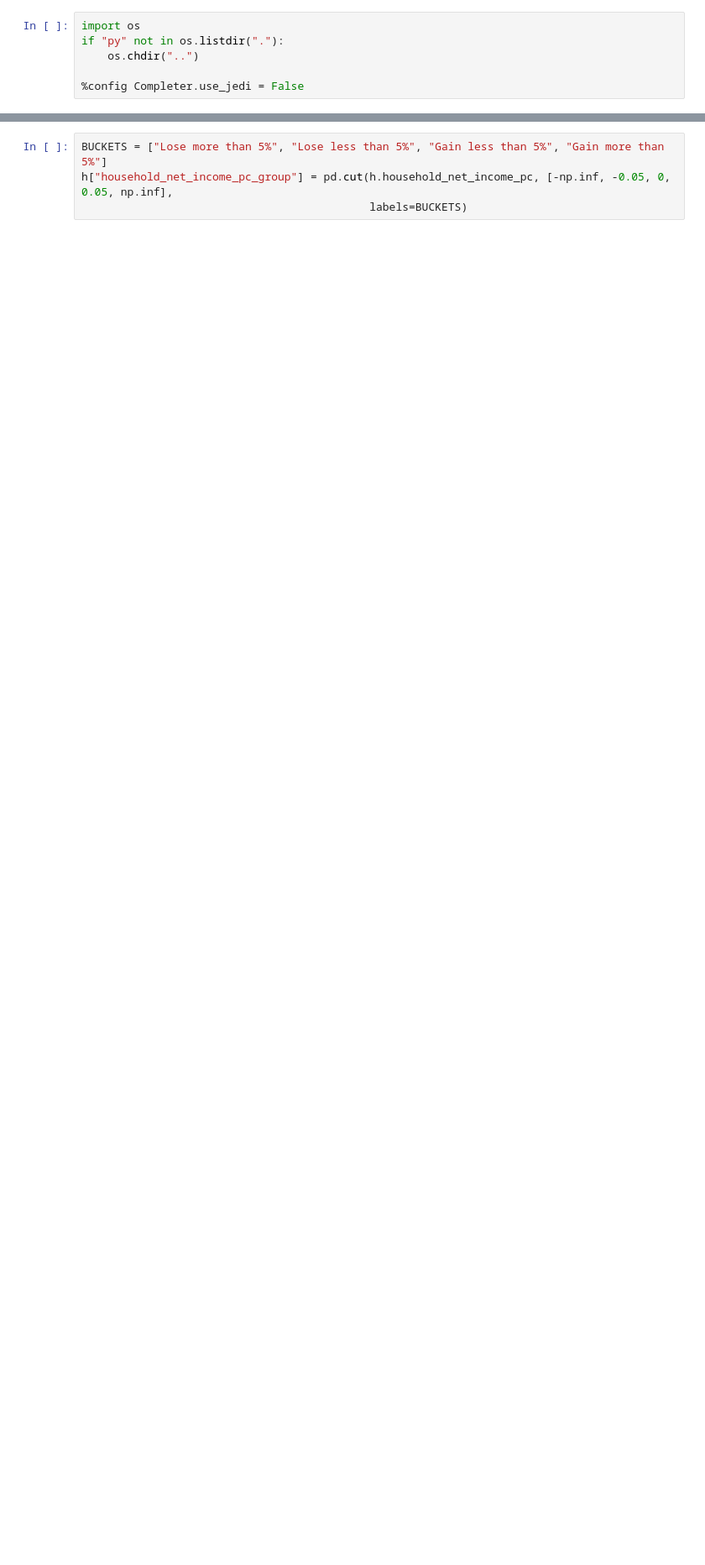
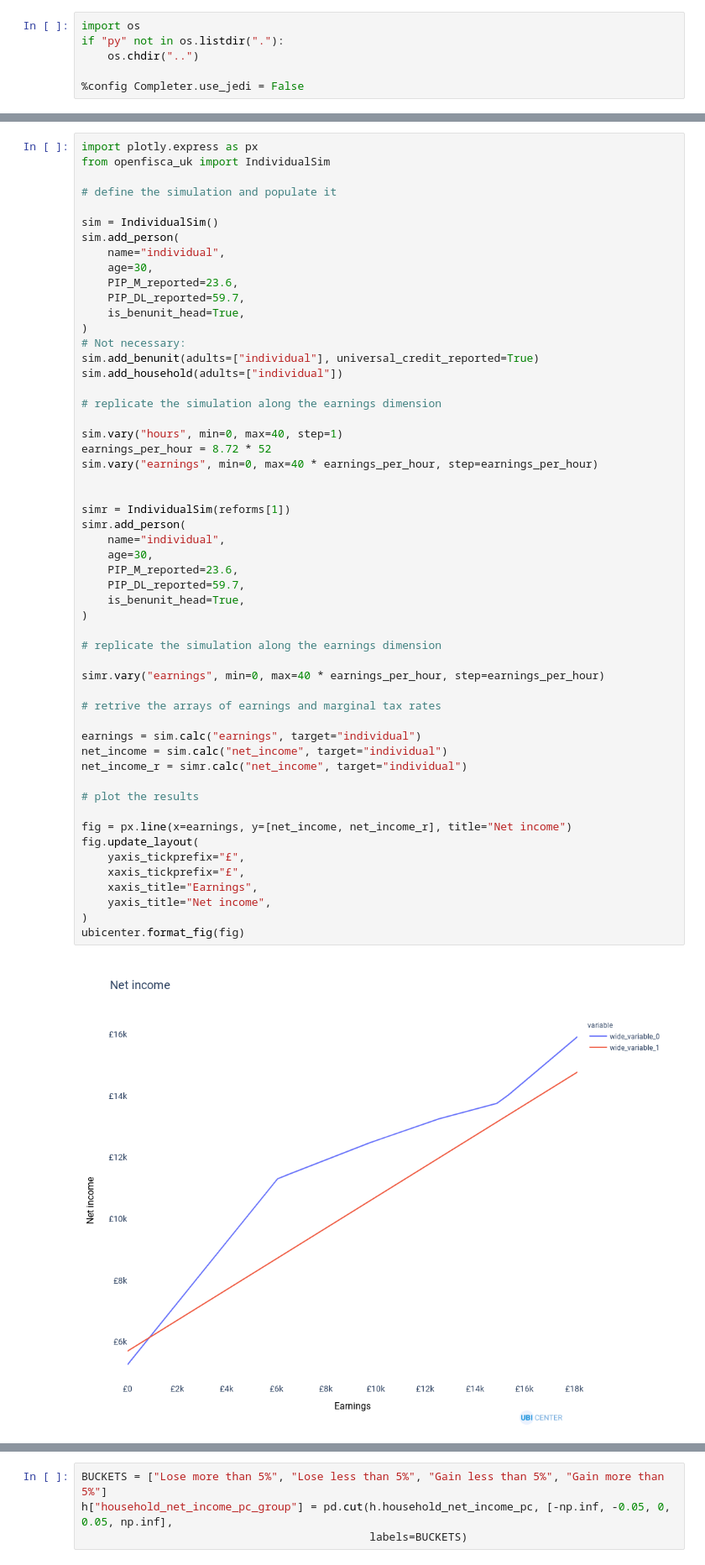
Before and after one commit to UBICenter/uk, a Jupyter notebook: jb/scratch.ipynb, the cells around one changed output, grey strips where cells are left out. Shown at 84% size. Cells and saved outputs as stored; diff of their text form; blank space fills up the shorter version.

```diff
--- a/jb/scratch.ipynb
+++ b/jb/scratch.ipynb
@@ -261,0 +383,56 @@ decile["pc"] = decile.chg / decile.household_net_income_base
+# %%
+import plotly.express as px
+from openfisca_uk import IndividualSim
+
+# define the simulation and populate it
+
+sim = IndividualSim()
+sim.add_person(
+    name="individual",
+    age=30,
+    PIP_M_reported=23.6,
+    PIP_DL_reported=59.7,
+    is_benunit_head=True,
+)
+# Not necessary:
+sim.add_benunit(adults=["individual"], universal_credit_reported=True)
+sim.add_household(adults=["individual"])
+
+# replicate the simulation along the earnings dimension
+
+sim.vary("hours", min=0, max=40, step=1)
+earnings_per_hour = 8.72 * 52
+sim.vary("earnings", min=0, max=40 * earnings_per_hour, step=earnings_per_hour)
+
+
+simr = IndividualSim(reforms[1])
+simr.add_person(
+    name="individual",
+    age=30,
+    PIP_M_reported=23.6,
+    PIP_DL_reported=59.7,
+    is_benunit_head=True,
+)
+
+# replicate the simulation along the earnings dimension
+
+simr.vary("earnings", min=0, max=40 * earnings_per_hour, step=earnings_per_hour)
+
+# retrive the arrays of earnings and marginal tax rates
+
+earnings = sim.calc("earnings", target="individual")
+net_income = sim.calc("net_income", target="individual")
+net_income_r = simr.calc("net_income", target="individual")
+
+# plot the results
+
+fig = px.line(x=earnings, y=[net_income, net_income_r], title="Net income")
+fig.update_layout(
+    yaxis_tickprefix="£",
+    xaxis_tickprefix="£",
+    xaxis_title="Earnings",
+    yaxis_title="Net income",
+)
+ubicenter.format_fig(fig)
+# %% [output]
+[figure, added]
```
Also changed, not shown: parts of 28 cells of this notebook, 42 other files.
